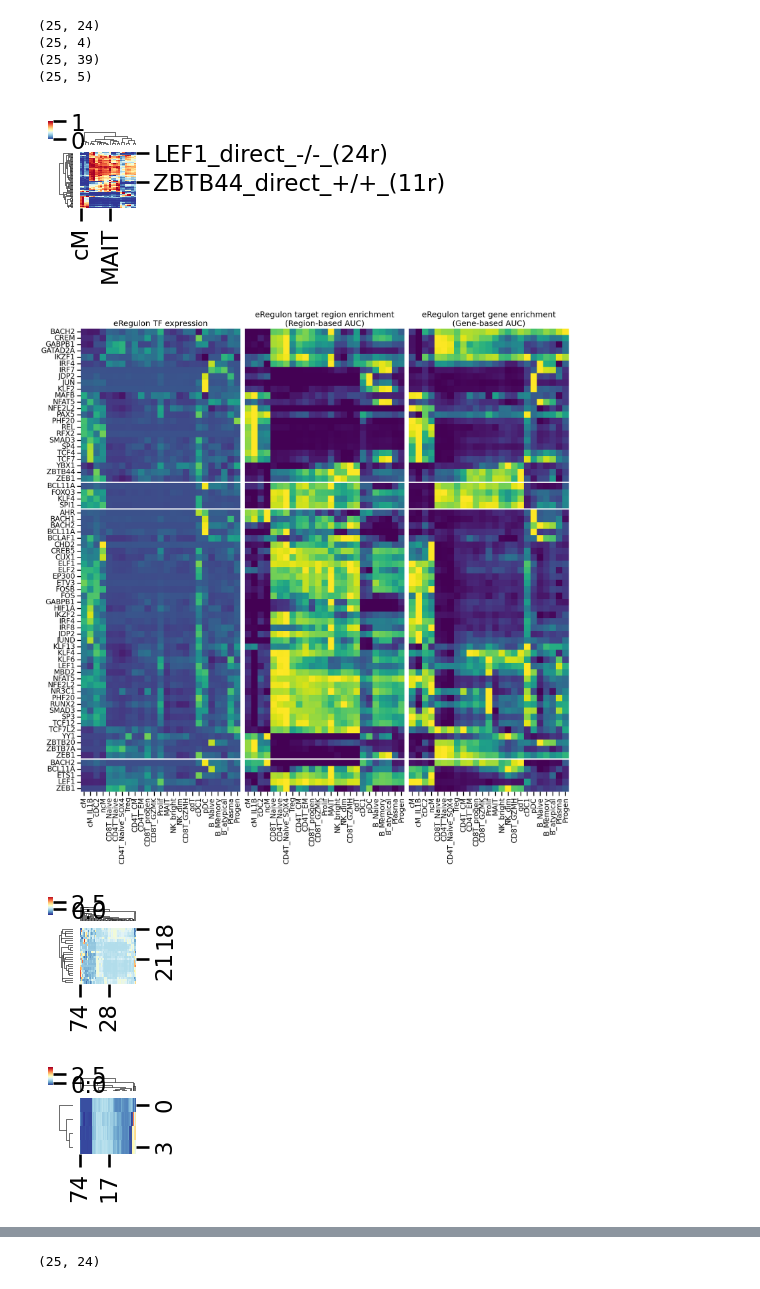
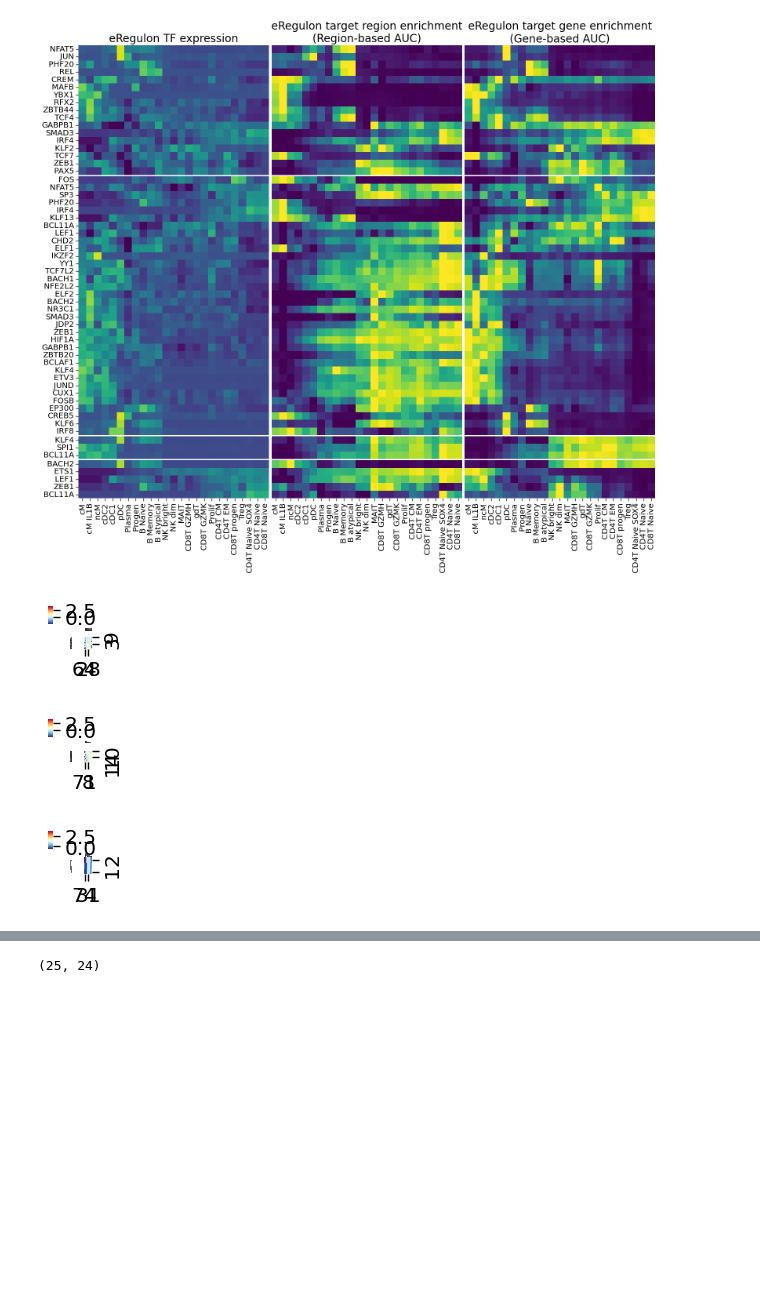
Before and after one commit to yelabucsf/icc_paper, a Jupyter notebook: analysis/SCENIC_plus/plot_results.ipynb, the cells around one changed output, grey strips where cells are left out. Drawn from its saved outputs; the diff is of its cells as text; code cells hidden in the pictures; blank space fills up the shorter version.

Commit message:
add plotting notebok

```diff
--- a/analysis/SCENIC_plus/plot_results.ipynb
+++ b/analysis/SCENIC_plus/plot_results.ipynb
@@ -20 +11,10 @@ data_dir = "/data_vol/analysis_outputs/SCENIC/full_dataset/100_000_cells_scplus_
+# %%
+# Read in gene expression data and aggregate by cell type
+gex_data = sc.read_h5ad(f"{data_dir}/GEX.h5ad")
+cell_metadata = gex_data.obs
+cell_metadata.index = [f"{c}___cisTopic" for c in cell_metadata.index]
+gex_data= sc.get.aggregate(
+    gex_data, by=["L3_manual"], func=["mean"]
+)
+gex_data.X = gex_data.layers["mean"]
 # %%
@@ -33 +48,6 @@ scplus_mdata = mudata.read(f"{data_dir}/scplusmdata.h5mu")
+# %%
+# Subset gene expression data to TFs and re-order to match scenicplus results
+tf_names = [x.split("_")[0] for x in gene_auc_df.columns.values]
+tf_expression = gex_data[:,tf_names].to_df()
+tf_expression.columns = gene_auc_df.columns.values
 # %%
@@ -55,54 +66,61 @@ rescaled_gene_df = _scale(gene_auc_df[selected_eRegulons_gene_based_names])
 rescaled_region_df = _scale(region_auc_df[selected_eRegulons_region_based_names])
 rescaled_tf_expression_df = (tf_expression[selected_eRegulons_gene_based_names] - tf_expression[selected_eRegulons_gene_based_names].mean(axis=0))/tf_expression[selected_eRegulons_gene_based_names].std(axis=0)
 # %%
-sns.set_context("talk", font_scale=1)
-cg_region = sns.clustermap(rescaled_region_df.T, cmap="RdYlBu_r", figsize=(1,1))
+sns.set_context("paper", font_scale=1.65)
+
+# cell type order
+# cg_region = sns.clustermap(rescaled_region_df.T, cmap="RdYlBu_r", figsize=(1,1))
+# col_order = cg_region.dendrogram_col.reordered_ind
+col_order = [20, 21, 23, 19, 18, 24, 14, 15,  1,  0,  2, 12, 13, 11,  7, 22,  8, 16,  3,  4, 10, 17, 6,  5,  9]
+
+# split eRegulons by activator/repressor
 split_activator_repressor = np.array([c.split("_")[2] for c in rescaled_gene_df.columns])
+activator_repressor_order, counts = np.unique(split_activator_repressor, return_counts=True)
 
-fig, ax = plt.subplots(4, 3, figsize=(20, 19), height_ratios=[6,1,9.75,1.25])
+# plot triplet heatmap
+fig, ax = plt.subplots(4, 3, figsize=(19, 15), height_ratios=counts/counts.min())
 plt.subplots_adjust(hspace=0.01, wspace=0.01)
-# plot triplet heatmap
-for i, subset in enumerate(["+/+", "-/+", "+/-", "-/-"]):
+
+for i, subset in enumerate(activator_repressor_order):
+    # subset dataframes to activator/repressor
     rescaled_gene_df_subset = rescaled_gene_df.iloc[:,np.where(split_activator_repressor == subset)[0]]
-    print(rescaled_gene_df_subset.shape)
     rescaled_region_df_subset = rescaled_region_df.iloc[:,np.where(split_activator_repressor == subset)[0]]
     rescaled_tf_expression_df_subset = rescaled_tf_expression_df.iloc[:,np.where(split_activator_repressor == subset)[0]]
 
+    # get row order
     cg_all = sns.clustermap(np.vstack([rescaled_gene_df_subset, rescaled_region_df_subset, rescaled_tf_expression_df_subset]).T,
                             cmap="RdYlBu_r", figsize=(1,1))
+    row_order = cg_all.dendrogram_row.reordered_ind
 
     if i == 3:
-        xticklabels = True
+        # xticklabels = True
+        xticklabels = [c.replace("_", " ") for c in rescaled_gene_df_subset.index[col_order]]
     else:
         xticklabels = False
     yticklabels = [c.split("_")[0] for c in rescaled_gene_df_subset.columns.values]
 
-    sns.heatmap(rescaled_tf_expression_df_subset.T.iloc[cg_all.dendrogram_row.reordered_ind, cg_region.dendrogram_col.reordered_ind],
+    sns.heatmap(rescaled_tf_expression_df_subset.T.iloc[row_order, col_order],
                 yticklabels=yticklabels, xticklabels=xticklabels, ax=ax[i,0], vmin=-2, vmax=4.5,
                 cbar=False, square=True, cmap="viridis")
 
-    sns.heatmap(rescaled_region_df_subset.T.iloc[cg_all.dendrogram_row.reordered_ind, cg_region.dendrogram_col.reordered_ind],
+    sns.heatmap(rescaled_region_df_subset.T.iloc[row_order, col_order],
                 yticklabels=False, xticklabels=xticklabels, ax=ax[i,1], vmin=0, vmax=1,
                 cbar=False, square=True, cmap="viridis")
 
-    sns.heatmap(rescaled_gene_df_subset.T.iloc[cg_all.dendrogram_row.reordered_ind, cg_region.dendrogram_col.reordered_ind],
+    sns.heatmap(rescaled_gene_df_subset.T.iloc[row_order, col_order],
                 yticklabels=False, xticklabels=xticklabels, ax=ax[i, 2], vmin=0, vmax=1,
                 cbar=False, square=True, cmap="viridis")
 
     if i == 0:
-        ax[i,0].set_title("eRegulon TF expression")
-        ax[i,1].set_title("eRegulon target region enrichment\n(Region-based AUC)")
-        ax[i,2].set_title("eRegulon target gene enrichment\n(Gene-based AUC)")
+        ax[i,0].set_title("eRegulon TF expression", fontsize=20)
+        ax[i,1].set_title("eRegulon target region enrichment\n(Region-based AUC)", fontsize=20)
+        ax[i,2].set_title("eRegulon target gene enrichment\n(Gene-based AUC)", fontsize=20)
 
 plt.tight_layout()
-fig.savefig("/data/tmp_figures/eRegulon_triplet_heatmap_split_activator_repressor_vertical.pdf", dpi=300, bbox_inches="tight")
-fig.savefig("/data/tmp_figures/eRegulon_triplet_heatmap_split_activator_repressor_vertical.png", dpi=300, bbox_inches="tight")
+fig.savefig(f"{data_dir}/figures/eRegulon_triplet_heatmap_split_activator_repressor_vertical.pdf", dpi=300, bbox_inches="tight")
+fig.savefig(f"{data_dir}/figures/eRegulon_triplet_heatmap_split_activator_repressor_vertical.png", dpi=300, bbox_inches="tight")
 # %% [output]
-(25, 24)
-(25, 4)
-(25, 39)
-(25, 5)
-[figure, old version]
+[figure, new version]
-[figure, old version]
+[figure, new version]
-[figure, old version]
+[figure, new version]
-[figure, old version]
+[figure, new version]
```
Also changed, not shown: parts of 9 cells of this notebook.
